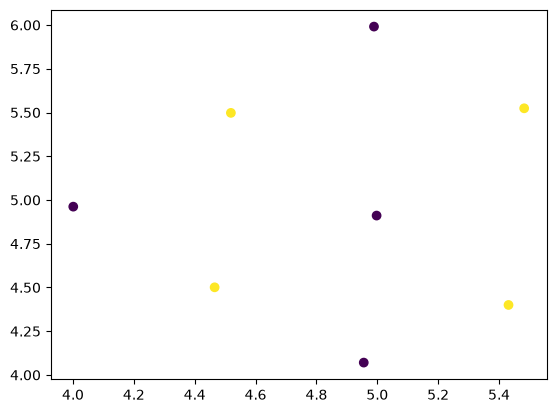
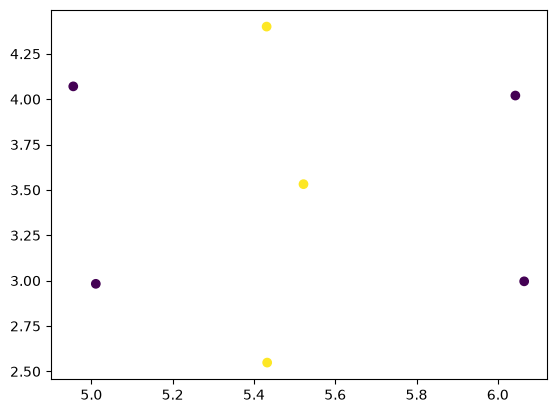
Unified diff of the notebook cell whose output changed from the first chart to the second:
--- before
+++ after
@@ -1,5 +1,5 @@
-a=neigh_xy(coord = coord0)
+neigh_35=neigh_xy(pos_x = coord0[35, 1], pos_y = coord0[35, 2], coord = coord0)
 c_map = {1: 'b', 0: 'r'}
 
 
-plt.scatter(x=coord0[a, 1], y=coord0[a, 2], c=coord0[a, 3])
+plt.scatter(x=coord0[neigh_35, 1], y=coord0[neigh_35, 2], c=coord0[neigh_35, 3])

Commit: writing partic_move function in progress